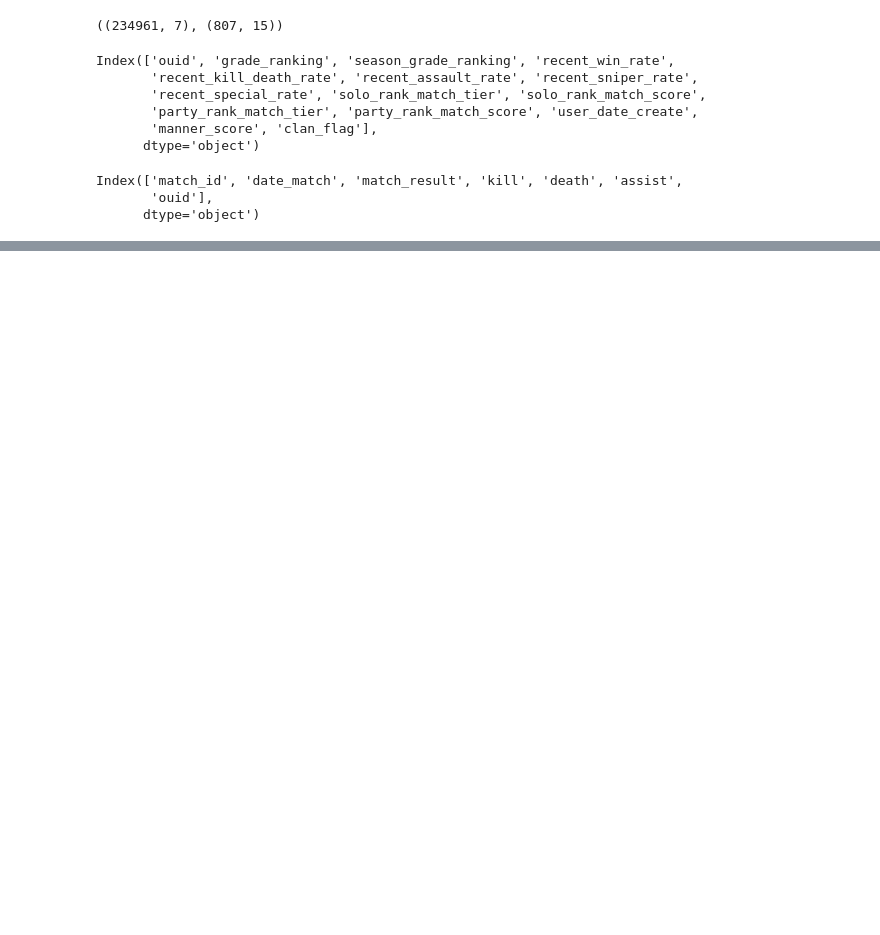
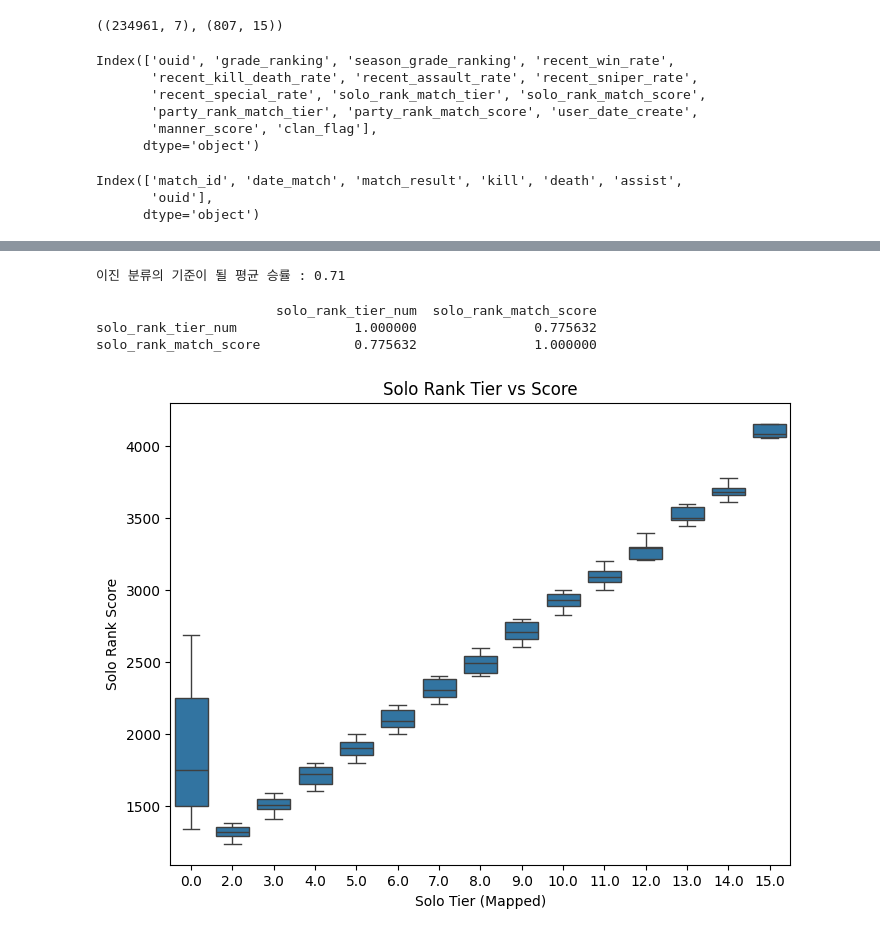
Before and after one commit to pjjongho/NEXON_API, a Jupyter notebook: SA/analysis/data_eda.ipynb, the cells around one changed output, grey strips where cells are left out. Drawn from its saved outputs; the diff is of its cells as text; code cells hidden in the pictures; blank space fills up the shorter version.

```diff
--- a/SA/analysis/data_eda.ipynb
+++ b/SA/analysis/data_eda.ipynb
@@ -204,0 +89,2 @@ df_match
+# %%
+df_merged = df_merged.drop('user_date_create', axis=1)
@@ -204,0 +111,43 @@ df_match
+# %%
+# inner join으로 클랜전 유저 중 메타정보가 존재하는 유저만 추출
+df = pd.merge(user_summary, df_merged, on='ouid', how='inner')
+# %%
+df = df.dropna()
+# %%
+mean_win_rate = df['actual_win_rate'].mean()
+print(f'이진 분류의 기준이 될 평균 승률 : {mean_win_rate:.2f}')
+df['target'] = (df['actual_win_rate'] >= mean_win_rate).astype(int) # 이진부류
+# %% [output]
+이진 분류의 기준이 될 평균 승률 : 0.71
+# %%
+tier_order = [
+    'UNRANK', 'BRONZE II', 'SILVER I', 'SILVER II', 'SILVER III',
+    'GOLD I', 'GOLD II', 'GOLD III',
+    'MASTER I', 'MASTER II', 'MASTER III',
+    'GRAND MASTER I', 'GRAND MASTER II', 'GRAND MASTER III',
+    'LEGEND', 'HIGH RANKER'
+]
+
+# 딕셔너리로 매핑
+tier_mapping = {tier: i for i, tier in enumerate(tier_order)}
+
+df['solo_rank_tier_num'] = df['solo_rank_match_tier'].map(tier_mapping)
+
+# 상관계수
+print(df[['solo_rank_tier_num', 'solo_rank_match_score']].corr())
+
+# 시각화
+import seaborn as sns
+import matplotlib.pyplot as plt
+
+plt.figure(figsize=(8, 6))
+sns.boxplot(data=df, x='solo_rank_tier_num', y='solo_rank_match_score')
+plt.title('Solo Rank Tier vs Score')
+plt.xlabel('Solo Tier (Mapped)')
+plt.ylabel('Solo Rank Score')
+plt.show()
+# %% [output]
+                       solo_rank_tier_num  solo_rank_match_score
+solo_rank_tier_num               1.000000               0.775632
+solo_rank_match_score            0.775632               1.000000
+[figure, added]
```
Also changed, not shown: parts of 42 cells of this notebook.
